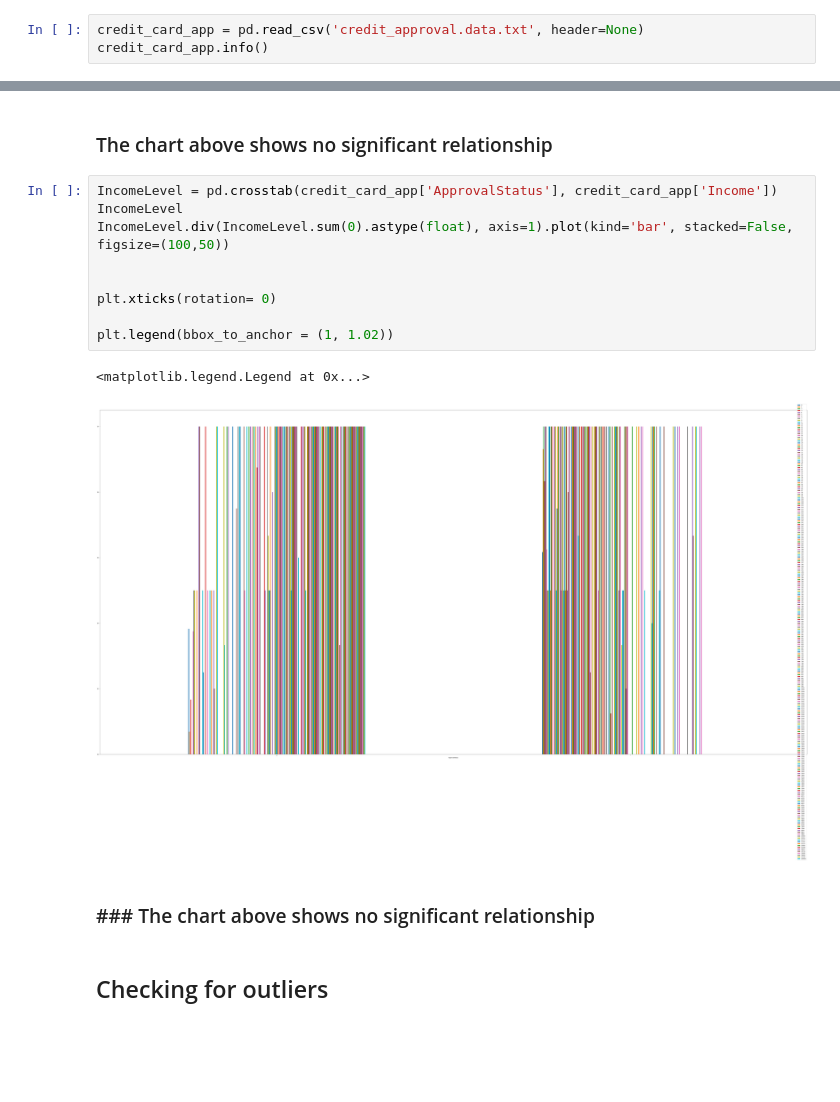
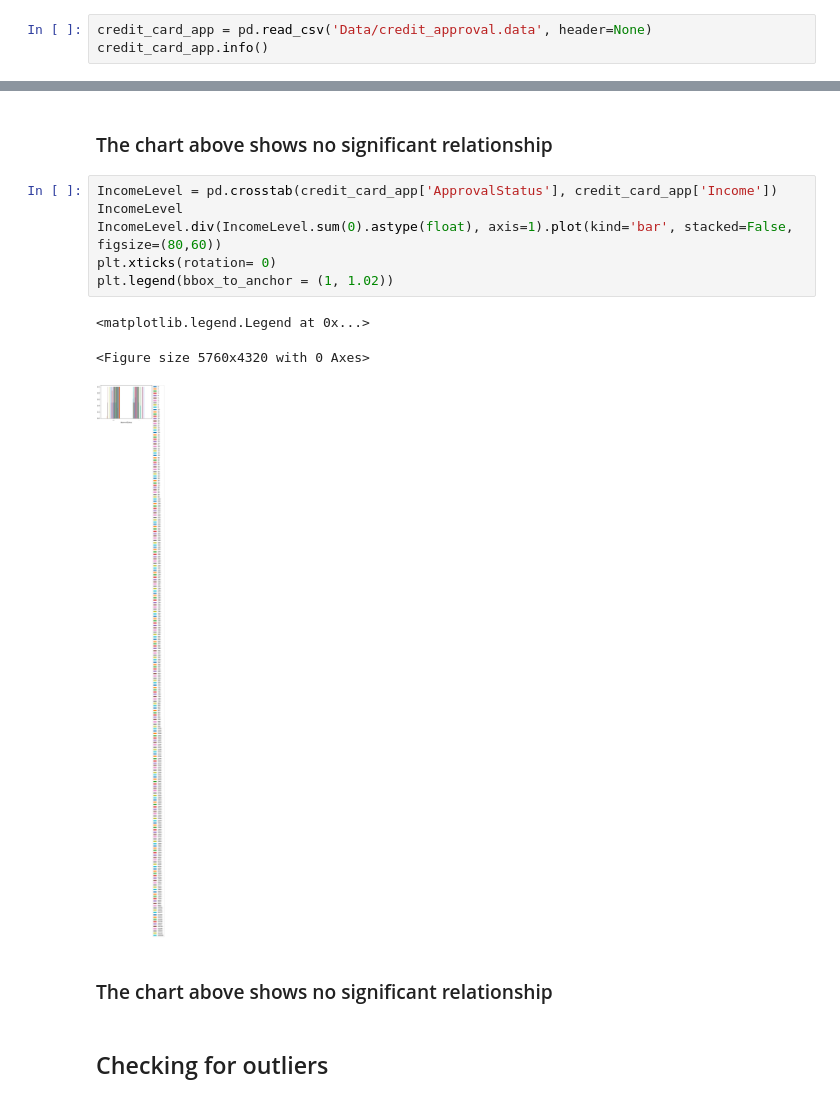
Before and after one commit to damiiete/credit-card-approval-prediction, a Jupyter notebook: credit_approval.ipynb, the cells around one changed output, grey strips where cells are left out. Saved outputs shown, nothing was run; the diff lists cells and outputs as text; blank space fills up the shorter version.

```diff
--- a/credit_approval.ipynb
+++ b/credit_approval.ipynb
@@ -33,7 +33,7 @@ import matplotlib.pyplot as plt
 # %% [markdown]
 The features of this dataset have been anonymized to protect the privacy, but this [blog](http://rstudio-pubs-static.s3.amazonaws.com/73039_9946de135c0a49daa7a0a9eda4a67a72.html) gives us a pretty good overview of the probable features. The probable features in a typical credit card application are Gender, Age, Debt, Married, BankCustomer, EducationLevel, Ethnicity, YearsEmployed, PriorDefault, Employed, CreditScore, DriversLicense, Citizen, ZipCode, Income and finally the ApprovalStatus.
 # %%
-credit_card_app = pd.read_csv('credit_approval.data.txt', header=None)
+credit_card_app = pd.read_csv('Data/credit_approval.data', header=None)
 credit_card_app.info()
 # %% [output]
 <class 'pandas.core.frame.DataFrame'>
@@ -376,17 +368,15 @@ plt.legend(bbox_to_anchor = (1, 1.02))
 # %%
 IncomeLevel = pd.crosstab(credit_card_app['ApprovalStatus'], credit_card_app['Income'])
 IncomeLevel
-IncomeLevel.div(IncomeLevel.sum(0).astype(float), axis=1).plot(kind='bar', stacked=False, figsize=(100,50))
-
-
+IncomeLevel.div(IncomeLevel.sum(0).astype(float), axis=1).plot(kind='bar', stacked=False, figsize=(80,60))
 plt.xticks(rotation= 0)
-
 plt.legend(bbox_to_anchor = (1, 1.02))
 # %% [output]
 <matplotlib.legend.Legend at 0x...>
+<Figure size 5760x4320 with 0 Axes>
-[figure, old version]
+[figure, new version]
 # %% [markdown]
-### ### The chart above shows no significant relationship
+### The chart above shows no significant relationship
 # %% [markdown]
 ## Checking for outliers
 # %%
```
Also changed, not shown: parts of 4 cells of this notebook.
